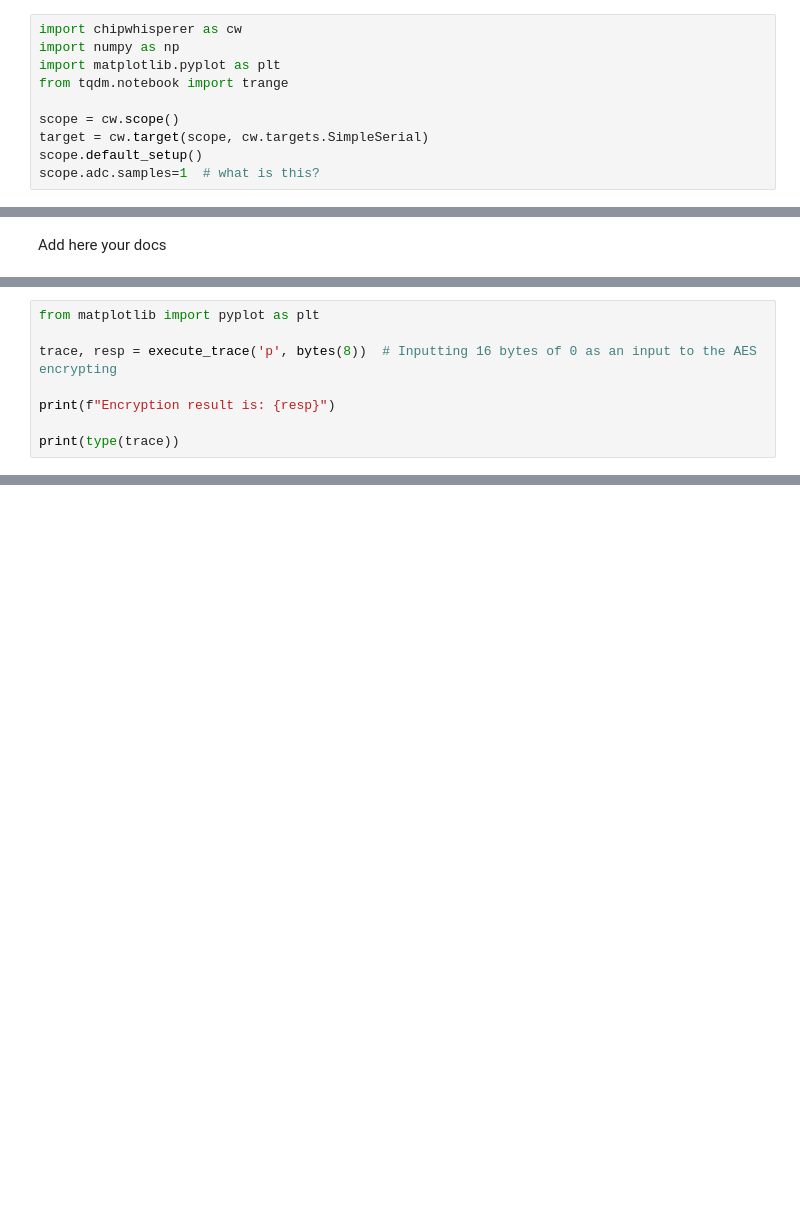
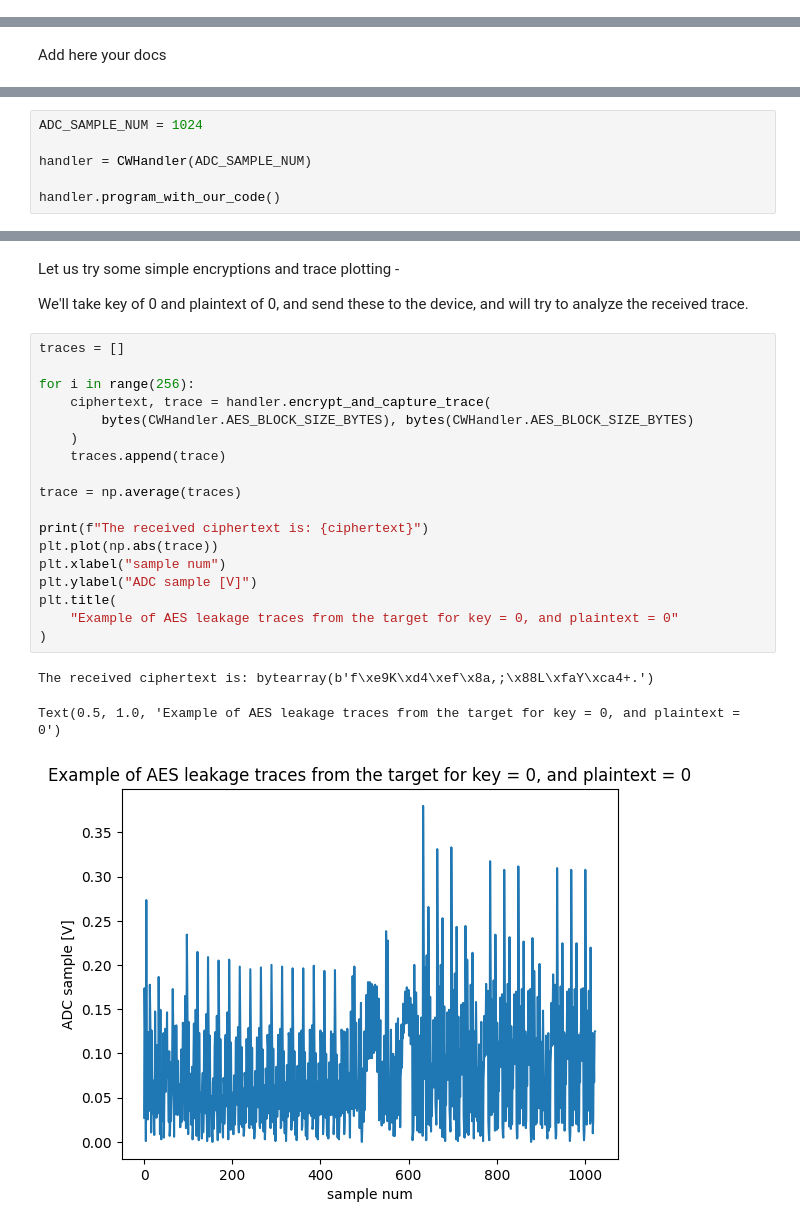
Before and after one commit to alonab01/chipwhisperer-jupyter, a Jupyter notebook: hw2/template/jupyter.ipynb, the cells around one changed output, grey strips where cells are left out. Drawn from its saved outputs; the diff is of its cells as text; blank space fills up the shorter version.

```diff
--- a/hw2/template/jupyter.ipynb
+++ b/hw2/template/jupyter.ipynb
@@ -1,11 +1 @@
-# %%
-import chipwhisperer as cw
-import numpy as np
-import matplotlib.pyplot as plt
-from tqdm.notebook import trange
-
-scope = cw.scope()
-target = cw.target(scope, cw.targets.SimpleSerial)
-scope.default_setup()
-scope.adc.samples=1  # what is this?
 # %% [markdown]
@@ -106,8 +101,6 @@ Now let us try to execute a simple encryption:
 # %%
-from matplotlib import pyplot as plt
+ADC_SAMPLE_NUM = 1024
 
-trace, resp = execute_trace('p', bytes(8))  # Inputting 16 bytes of 0 as an input to the AES encrypting
+handler = CWHandler(ADC_SAMPLE_NUM)
 
-print(f"Encryption result is: {resp}")
-
-print(type(trace))
+handler.program_with_our_code()
@@ -114 +128,27 @@ print(type(trace))
+# %% [markdown]
+Let us try some simple encryptions and trace plotting -
+
+We'll take key of 0 and plaintext of 0, and send these to the device, and will try to analyze the received trace.
+# %%
+traces = []
+
+for i in range(256):
+    ciphertext, trace = handler.encrypt_and_capture_trace(
+        bytes(CWHandler.AES_BLOCK_SIZE_BYTES), bytes(CWHandler.AES_BLOCK_SIZE_BYTES)
+    )
+    traces.append(trace)
+
+trace = np.average(traces)
+
+print(f"The received ciphertext is: {ciphertext}")
+plt.plot(np.abs(trace))
+plt.xlabel("sample num")
+plt.ylabel("ADC sample [V]")
+plt.title(
+    "Example of AES leakage traces from the target for key = 0, and plaintext = 0"
+)
+# %% [output]
+The received ciphertext is: bytearray(b'f\xe9K\xd4\xef\x8a,;\x88L\xfaY\xca4+.')
+Text(0.5, 1.0, 'Example of AES leakage traces from the target for key = 0, and plaintext = 0')
+[figure, added]
 # %% [markdown]
```
Also changed, not shown: parts of 12 cells of this notebook, 2 other files.
